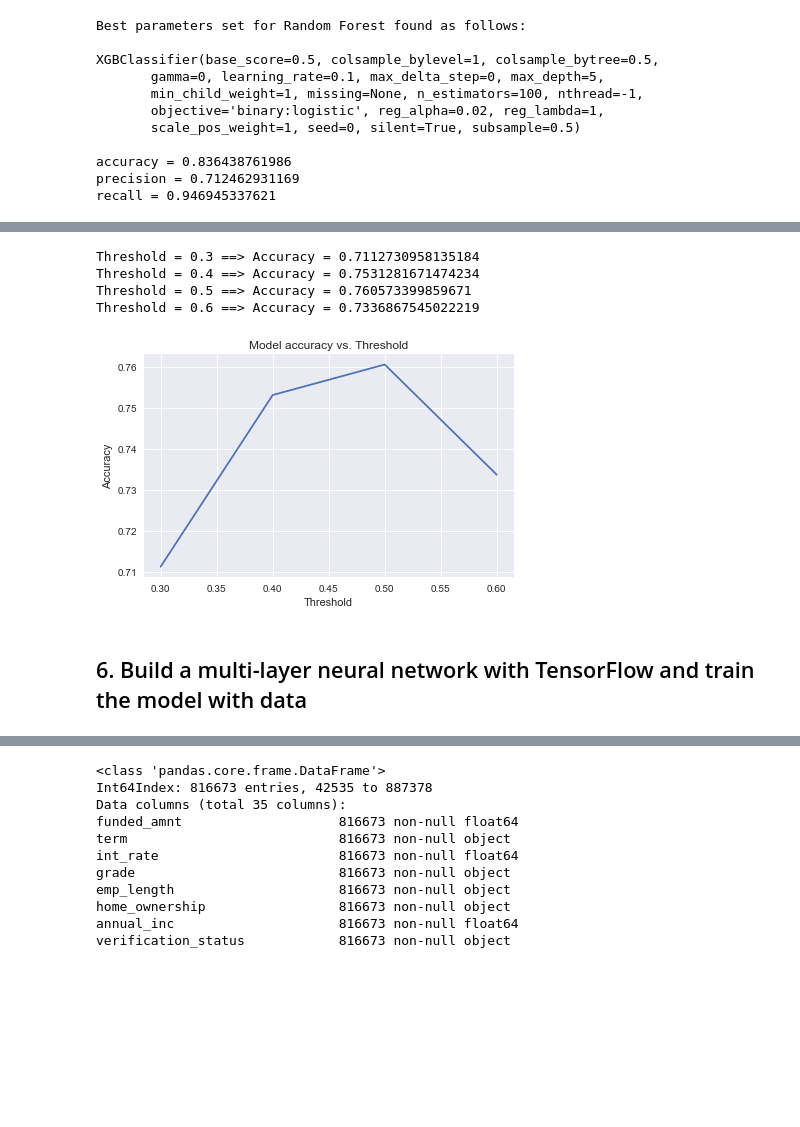
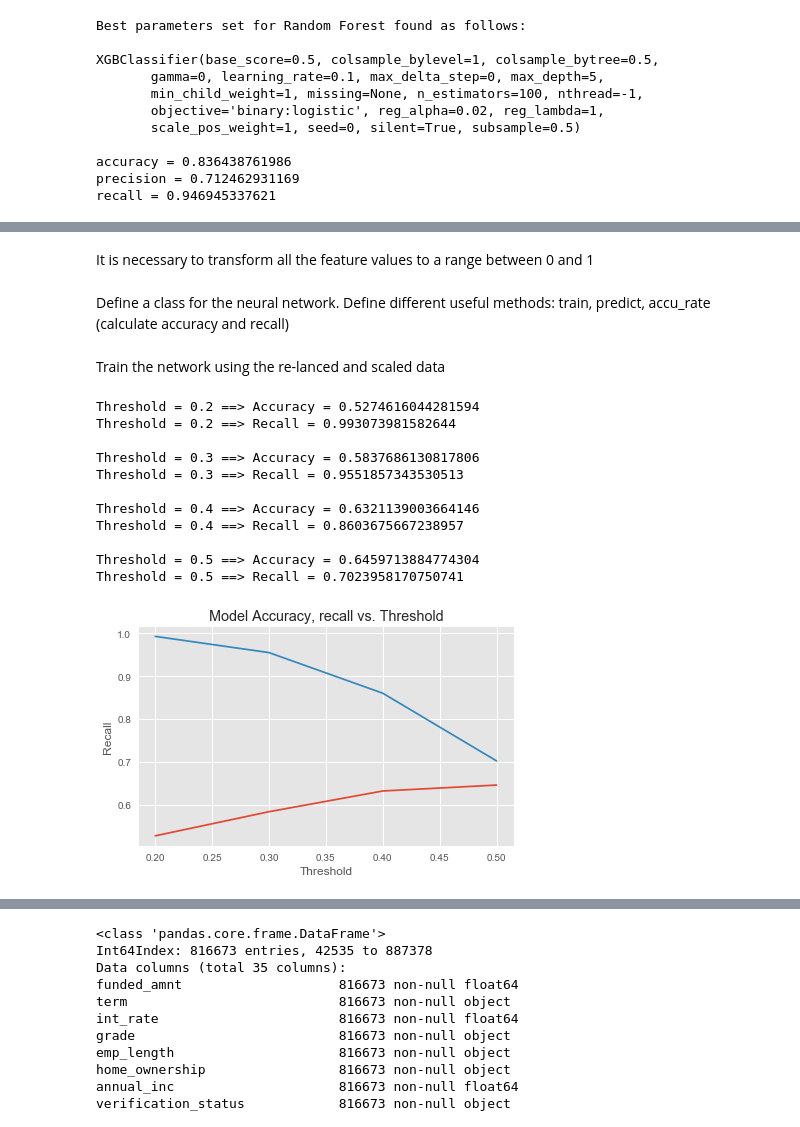
Before and after one commit to RegulusAn/Lending_Club, a Jupyter notebook: Lending_Club_project.ipynb, the cells around one changed output, grey strips where cells are left out. Drawn from its saved outputs; the diff is of its cells as text; code cells hidden in the pictures; blank space fills up the shorter version.

```diff
--- a/Lending_Club_project.ipynb
+++ b/Lending_Club_project.ipynb
@@ -237,7 +238,10 @@ data_final.head(5)
 5 rows × 36 columns
 # %%
 data_group_by_month = data_final[['issue_month', 'funded_amnt']].groupby('issue_month').sum()
+
+plt.style.use('ggplot')
 data_group_by_month['funded_amnt'].plot()
+plt.ylim([0, 1.4e8])
 plt.xlabel('Time')
 plt.ylabel('Total Funded Amount')
 plt.title('Time vs. Total Funded Amount')
@@ -722,3 +746,5 @@ recall = 0.946945337621
+# %% [markdown]
+It is necessary to transform all the feature values to a range between 0 and 1
 # %%
 min_max_scaler = preprocessing.MinMaxScaler()
 
@@ -726,6 +752,8 @@ X_train_scaled = min_max_scaler.fit_transform(X_train)
 y_train = y_train.reshape((y_train.shape[0],1))
 X_test_scaled = min_max_scaler.fit_transform(X_test)
 y_test = y_test.reshape((y_test.shape[0],1))
+# %% [markdown]
+Define a class for the neural network. Define different useful methods: train, predict, accu_rate (calculate accuracy and recall)
 # %%
 import scipy as sp
 
@@ -799,45 +827,77 @@ class neural_net:
         #print(predictResult.shape)
         #print(test_target_list.shape)
 
+
+        tp = 0.0
+        fn = 0.0
         compare = np.abs(predictResult - test_target_list)
         accu = 1 - (np.sum(compare)/sampleSize)
 
-        return accu
+        for i in range(len(predictResult)):
+
+            #print('pred = {p}; test = {t}'.format(p = predictResult[i][0], t = test_target_list[i][0]))
+            if (predictResult[i][0] == 1) & (test_target_list[i][0] == 1):
+                tp += 1
+
+            if (predictResult[i][0] == 0) & (test_target_list[i][0] == 1):
+                #print('ok')
+                fn += 1
+
+        recall = tp/(tp + fn)
+
+        #print('tp = {tp}'.format(tp=tp))
+        #print('fn = {fn}'.format(fn=fn))
+
+        return accu,recall
+# %% [markdown]
+Train the network using the re-lanced and scaled data
 # %%
 inputNode = 75
 hiddenNode = 200
 outputNode = 1
-learningRate = 0.1
-threshold_list = [0.3, 0.4, 0.5, 0.6]
+learningRate = 0.01
+threshold_list = [0.2, 0.3, 0.4, 0.5, 0.6, 0.7]
 
 accuracyTest = []
+recallTest = []
 accuracyTrain = []
+
 for t in threshold_list:
     nn_model = neural_net(inputNode, hiddenNode, outputNode, learningRate, t)
 
-    for i in range(X_train_scaled.shape[0]):
+    for i in range(X_train_scaled.shape[0]):  #X_train_scaled.shape[0]
         nn_model.train(X_train_scaled[i], y_train[i])
 
-    accuResult_test = nn_model.accu_rate(X_test_scaled, y_test)
+    accuResult_test,recallResult_test = nn_model.accu_rate(X_test_scaled, y_test)
     accuracyTest.append(accuResult_test)
+    recallTest.append(recallResult_test)
 
     #accuResult_train = nn_model.accu_rate(X_train_scaled, y_train)
     #accuracyTrain.append(accuResult_train)
 
     print('Threshold = {thre} ==> Accuracy = {acc}'.format(thre = t, acc = accuResult_test))
+    print('Threshold = {thre} ==> Recall = {recall}'.format(thre = t, recall = recallResult_test))
+    print()
 
 
 plt.plot(threshold_list, accuracyTest)
+plt.plot(threshold_list, recallTest)
+
 plt.style.use('ggplot')
 plt.xlabel('Threshold')
-plt.ylabel('Accuracy')
-plt.title('Model accuracy vs. Threshold')
+plt.ylabel('Accuracy, Recall')
+plt.title('Model Accuracy, recall vs. Threshold')
 plt.tight_layout()
 # %% [output]
-Threshold = 0.3 ==> Accuracy = 0.7112730958135184
-Threshold = 0.4 ==> Accuracy = 0.7531281671474234
-Threshold = 0.5 ==> Accuracy = 0.760573399859671
-Threshold = 0.6 ==> Accuracy = 0.7336867545022219
+Threshold = 0.2 ==> Accuracy = 0.5274616044281594
+Threshold = 0.2 ==> Recall = 0.993073981582644
+
+Threshold = 0.3 ==> Accuracy = 0.5837686130817806
+Threshold = 0.3 ==> Recall = 0.9551857343530513
+
+Threshold = 0.4 ==> Accuracy = 0.6321139003664146
+Threshold = 0.4 ==> Recall = 0.8603675667238957
+
+Threshold = 0.5 ==> Accuracy = 0.6459713884774304
+Threshold = 0.5 ==> Recall = 0.7023958170750741
-[figure, old version]
+[figure, new version]
-# %% [markdown]
-## 6. Build a multi-layer neural network with TensorFlow and train the model with data
```
Also changed, not shown: parts of 72 cells of this notebook.
